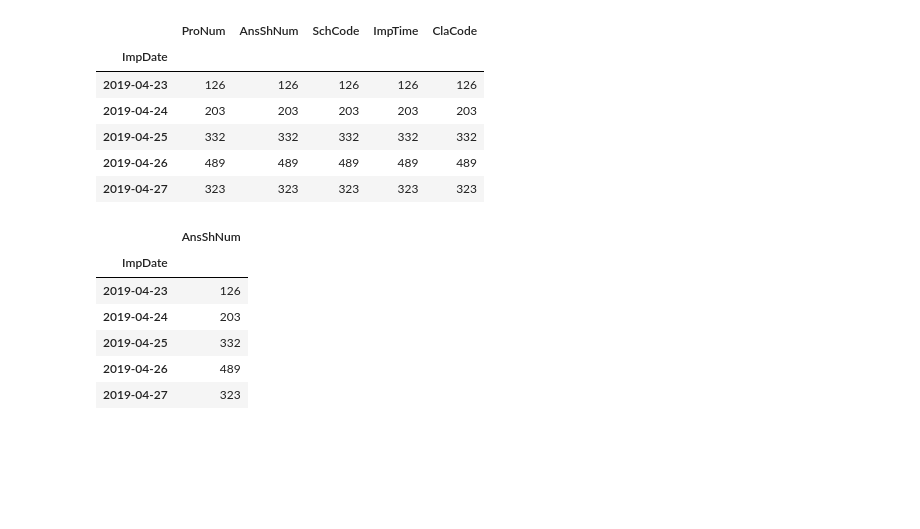
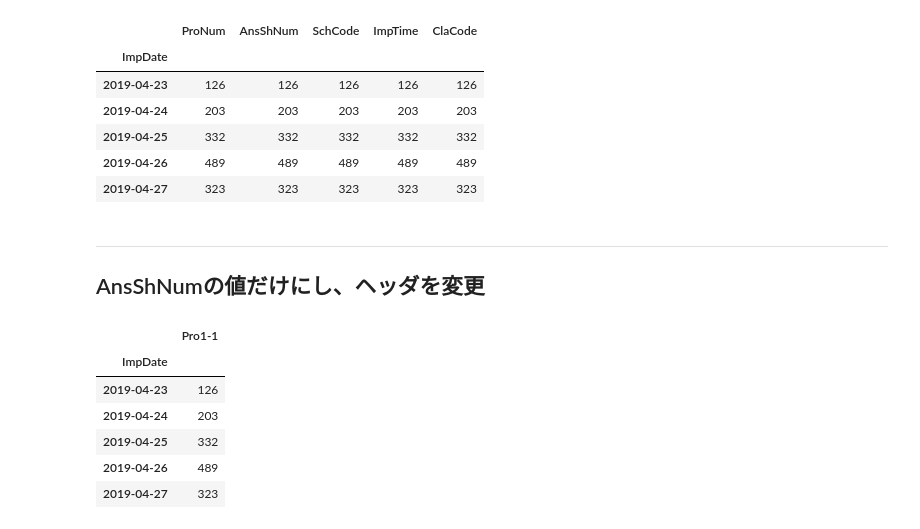
Before and after one commit to okagen/study, a Jupyter notebook: 05_DataFrame.ipynb, the cells around one changed output. Cells and saved outputs as stored; diff of their text form; code cells hidden in the pictures; blank space fills up the shorter version.

```diff
--- a/05_DataFrame.ipynb
+++ b/05_DataFrame.ipynb
@@ -71,14 +81,21 @@ display(df_p1_byDate.head(5))
 | 2019-04-25 | 332 | 332 | 332 | 332 | 332 |
 | 2019-04-26 | 489 | 489 | 489 | 489 | 489 |
 | 2019-04-27 | 323 | 323 | 323 | 323 | 323 |
-# %%
-df_p1_byDate_count = df_p1_byDate[["AnsShNum"]]
-display(df_p1_byDate_count.head(5))
-# %% [output]
-|  | AnsShNum |
-| ImpDate |  |
-| 2019-04-23 | 126 |
-| 2019-04-24 | 203 |
-| 2019-04-25 | 332 |
-| 2019-04-26 | 489 |
-| 2019-04-27 | 323 |
+# %% [markdown]
+---
+## AnsShNumの値だけにし、ヘッダを変更
+# %%
+df_p1_byDate_count = df_p1_byDate[["AnsShNum"]].rename(columns={"AnsShNum": "Pro1-1"})
+df_p2_byDate_count = df_p2_byDate[["AnsShNum"]].rename(columns={"AnsShNum": "Pro1-2"})
+df_p3_byDate_count = df_p3_byDate[["AnsShNum"]].rename(columns={"AnsShNum": "Pro1-3"})
+df_p4_byDate_count = df_p4_byDate[["AnsShNum"]].rename(columns={"AnsShNum": "Pro2"})
+df_p5_byDate_count = df_p5_byDate[["AnsShNum"]].rename(columns={"AnsShNum": "Pro3"})
+display(df_p1_byDate_count.head(5))
+# %% [output]
+|  | Pro1-1 |
+| ImpDate |  |
+| 2019-04-23 | 126 |
+| 2019-04-24 | 203 |
+| 2019-04-25 | 332 |
+| 2019-04-26 | 489 |
+| 2019-04-27 | 323 |
```
Also changed, not shown: parts of 5 cells of this notebook, 1 other file.
